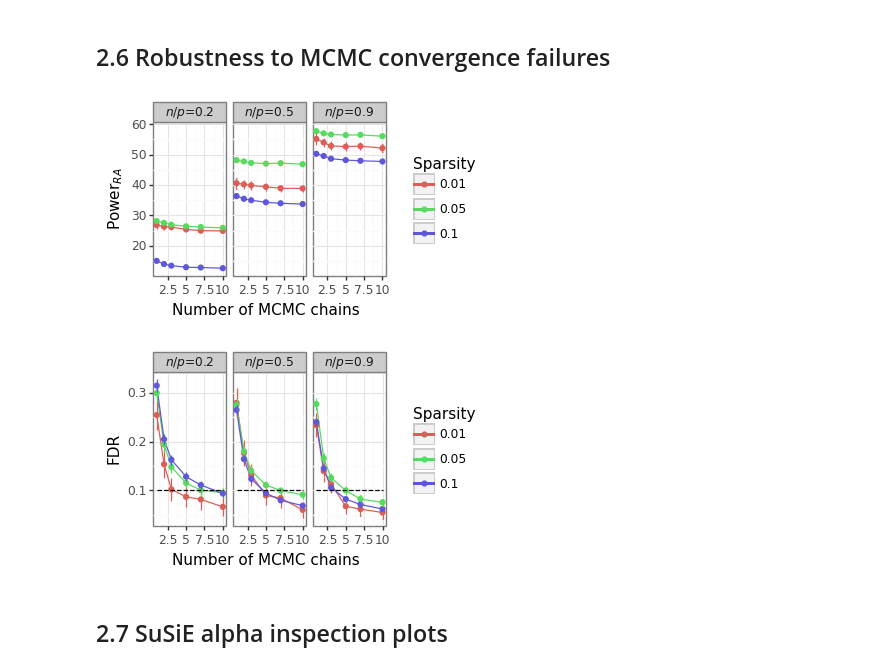
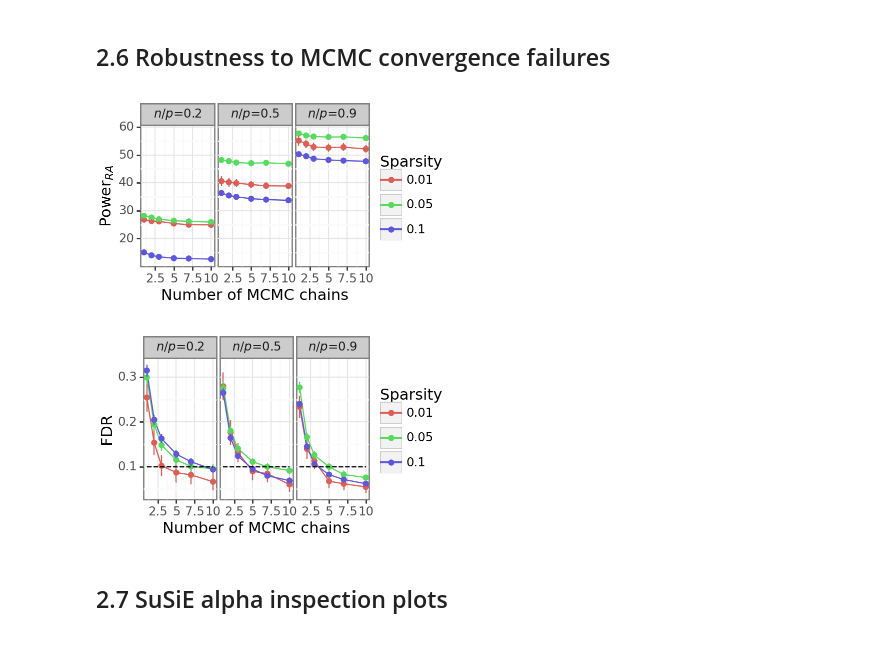
Before and after one commit to amspector100/blip_sims, a Jupyter notebook: final_sim_plots.ipynb, the cells around one changed output. Cells and saved outputs as stored; diff of their text form; code cells hidden in the pictures.

```diff
--- a/final_sim_plots.ipynb
+++ b/final_sim_plots.ipynb
@@ -2039,36 +2061,36 @@ for meas in ['power', 'fdr']:
             )
         )
         + geom_line()
         + geom_point()
         + geom_errorbar(width=0.01)
         + facet_wrap("~kappa", labeller=lambda x: str(fr"$n/p$={x}"))
         + labs(
             x='Number of MCMC chains',
             y='Power$_{RA}$' if meas == 'power' else 'FDR',
             color='Sparsity'
         )
         + theme_bw()
-        + theme(figure_size=(3,2))
+        + theme(figure_size=(3.5,2+1/6))
 )
 
     if meas == 'fdr':
         qline = agg.loc[agg['Method'] == 'LSS + BLiP\n(misspec.)'].copy()
         qline[f'{meas}_mean'] = 0.1
         g += geom_line(
             data=qline,
             mapping=aes(
                 x='chains',
                 y=f'{meas}_mean'
             ),
             inherit_aes=False,
             color='black',
             linetype='dashed'
         )
     g.save(f"final-plots/appendixsims/manychains_{meas}.png", dpi=500)
     print(g)
 # %% [output]
-[figure, old version]
+[figure, new version]
-[figure, old version]
+[figure, new version]
 # %% [markdown]
 <a id='susie'></a>
 ## 2.7 SuSiE alpha inspection plots
```
Also changed, not shown: parts of 15 cells of this notebook, 4 other files.
